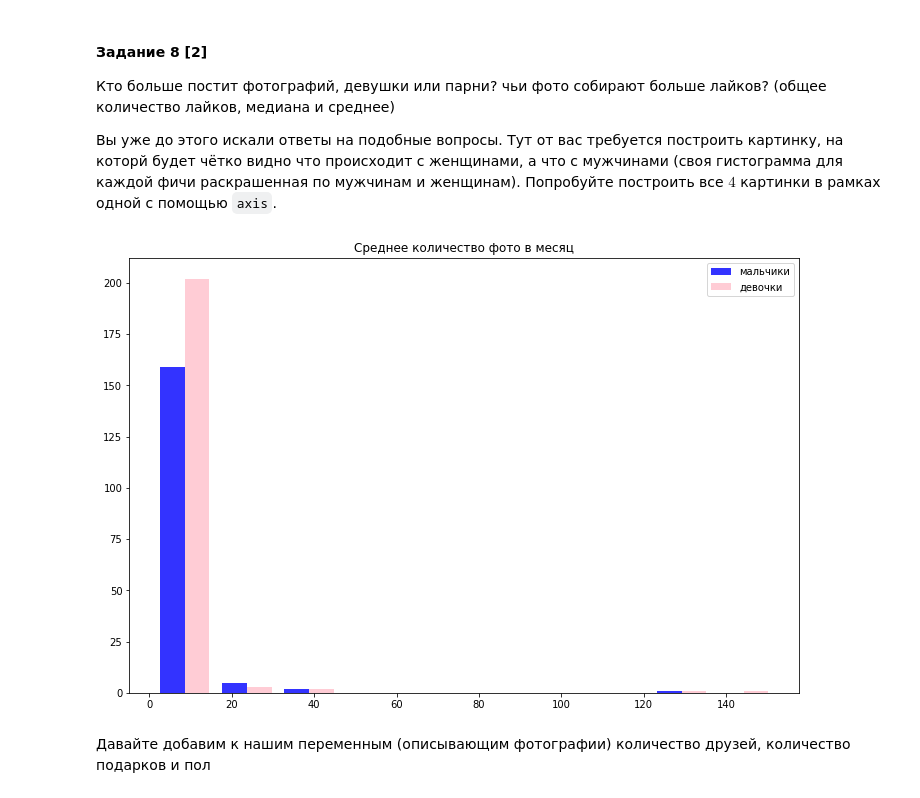
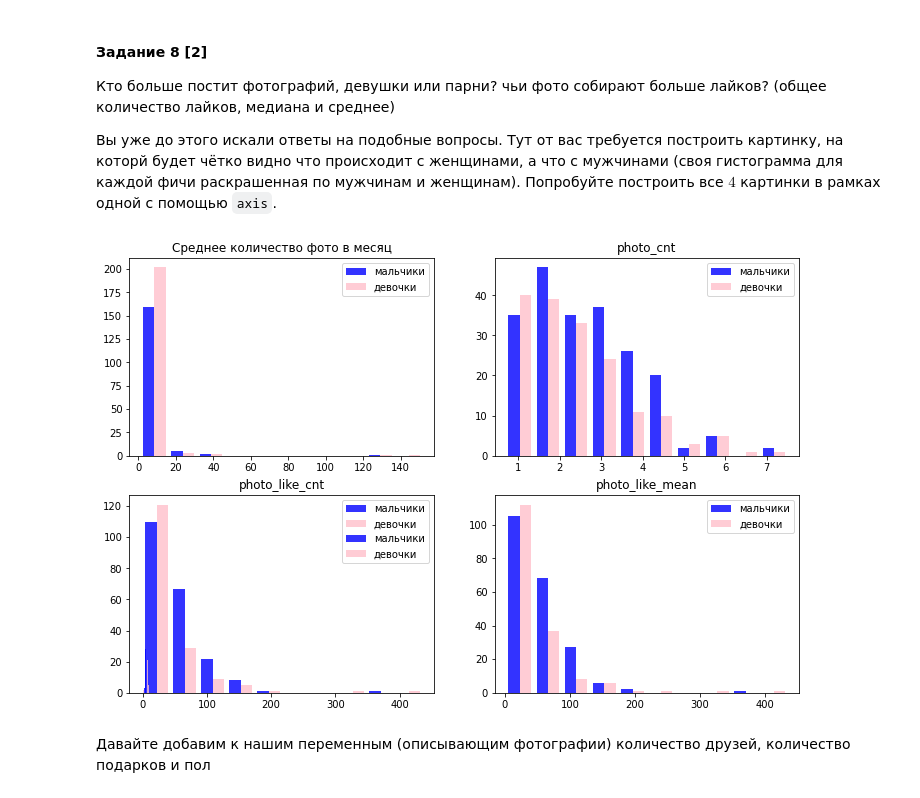
Before and after one commit to DenisKochetov/vk_hse_eda, a Jupyter notebook: hw1_3.ipynb, the cells around one changed output. Cells and saved outputs as stored; diff of their text form; code cells hidden in the pictures.

Commit message:
Fixed task 8
Added all hists for photo like

```diff
--- a/hw1_3.ipynb
+++ b/hw1_3.ipynb
@@ -495,5 +495,5 @@ photos_var_cnt
 # %%
 # примерно такая картинка должна получиться
 # %%
-df[photos_var_cnt] = np.log(df[photos_var_cnt]+1)
+# df[photos_var_cnt] = np.log(df[photos_var_cnt]+1)
 # %%
@@ -518,17 +518,45 @@ array([[<AxesSubplot:title={'center':'photos_cnt'}>,
 Вы уже до этого искали ответы на подобные вопросы. Тут от вас требуется построить картинку, на которй будет чётко видно что происходит с женщинами, а что с мужчинами (своя гистограмма для каждой фичи раскрашенная по мужчинам и женщинам). Попробуйте построить все $4$ картинки в рамках одной с помощью `axis`.
 # %%
 # примерно такая картинка должна получиться
-# %%
-boys_photo = df['photo_month_mean'][df.male_dummy == True]
-girls_photo = df['photo_month_mean'][df.male_dummy == False]
-colors = ['blue', 'pink']
-plt.rcParams["figure.figsize"] = (12,8)
-plt.hist([boys_photo, girls_photo], color=colors, alpha=0.8, label=['мальчики', 'девочки'])
-plt.title("Среднее количество фото в месяц")
-plt.legend()
-plt.show()
-# %% [output]
-[figure, removed]
+# %%
+boys_photo = df['photo_month_mean'][df.male_dummy == True]
+girls_photo = df['photo_month_mean'][df.male_dummy == False]
+colors = ['blue', 'pink']
+plt.rcParams["figure.figsize"] = (12,8)
+plt.subplot(2, 2, 1)
+plt.title("Среднее количество фото в месяц")
+
+plt.hist([boys_photo, girls_photo], color=colors, alpha=0.8, label=['мальчики', 'девочки'])
+plt.legend()
+
+plt.subplot(2, 2, 2)
+
+plt.hist([df['photo_cnt'][df.male_dummy == False], df['photo_cnt'][df.male_dummy == True]], color=colors, alpha=0.8, label=['мальчики', 'девочки'])
+plt.title("photo_cnt")
+plt.legend()
+
+plt.subplot(2, 2, 3)
+
+plt.hist([df['photo_like_median'][df.male_dummy == False], df['photo_like_median'][df.male_dummy == True]], color=colors, alpha=0.8, label=['мальчики', 'девочки'])
+plt.title("photo_like_median")
+plt.legend()
+
+
+plt.subplot(2, 2, 3)
+
+plt.hist([df['photo_like_cnt'][df.male_dummy == False], df['photo_like_cnt'][df.male_dummy == True]], color=colors, alpha=0.8, label=['мальчики', 'девочки'])
+plt.title("photo_like_cnt")
+plt.legend()
+
+plt.subplot(2, 2, 4)
+
+plt.hist([df['photo_like_mean'][df.male_dummy == False], df['photo_like_mean'][df.male_dummy == True]], color=colors, alpha=0.8, label=['мальчики', 'девочки'])
+plt.title("photo_like_mean")
+plt.legend()
+
+plt.show()
+# %% [output]
+[figure, added]
 # %% [markdown]
 Давайте добавим к нашим переменным (описывающим фотографии) количество друзей, количество подарков и пол
 # %%
```
Also changed, not shown: parts of 8 cells of this notebook.
